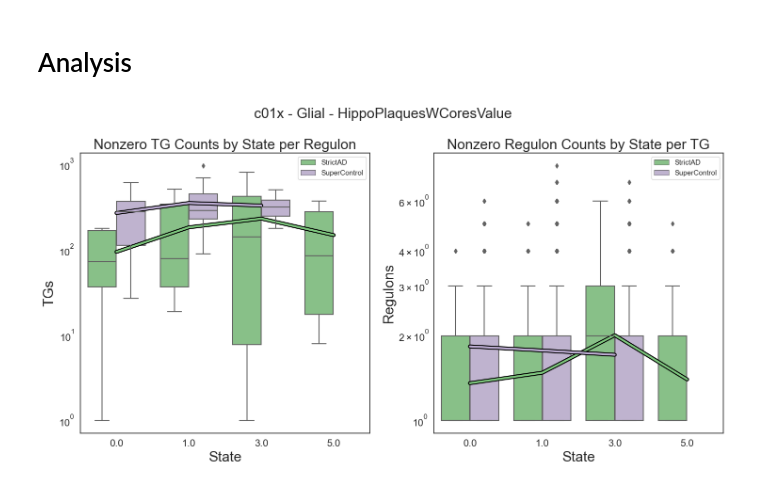
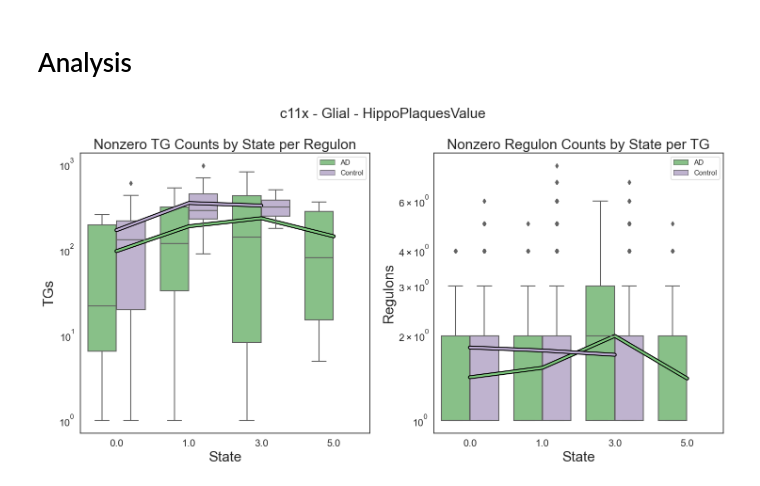
Before and after one commit to Oafish1/GNN-Plus, a Jupyter notebook: 1_analysis.ipynb, the cells around one changed output. Saved outputs shown, nothing was run; the diff lists cells and outputs as text; code cells hidden in the pictures.

Commit message:
Visualization changes

```diff
--- a/1_analysis.ipynb
+++ b/1_analysis.ipynb
@@ -248,28 +248,29 @@ value_dict = {
 other_entries = {
     'BRAAK_AD': ['0.0', '1.0', '2.0', '3.0', '4.0', '5.0', '6.0']
 }
+contrasts = pd.read_csv(data_folder + '../contrasts.csv', low_memory=False)
 contrast_titles = {
-    'c01x': ['StrictAD', 'SuperControl'],
-    'c02x': ['AD', 'Control'],
-    'c03x': ['AD', 'Control'],
-    'c06x': ['AD', 'SCZ'],
-    'c11x': ['AD', 'Control'],
-    'strict_vs_lenient': ['StrictAD', 'AD'],
+    'c01x': [s for s in np.unique(contrasts['c01x'].astype(str)) if s != 'nan'],
+    'c02x': [s for s in np.unique(contrasts['c02x'].astype(str)) if s != 'nan'],
+    'c03x': [s for s in np.unique(contrasts['c03x'].astype(str)) if s != 'nan'],
+    'c06x': [s for s in np.unique(contrasts['c06x'].astype(str)) if s != 'nan'],
+    'c11x': [s for s in np.unique(contrasts['c11x'].astype(str)) if s != 'nan'],
 }
 value_dict.update(other_entries)
 value_dict.update(contrast_titles)
+# for k in value_dict.keys():
+#     print(f'[\'{k}\'], ', end='')
 
 # Params
 cell_type = 'Glial'  # EN Endo Glial Immune IN Mural None
-stratify_feature = 'HippoPlaquesWCoresValue'
-feature = 'c01x'
+stratify_feature = 'HippoPlaquesValue'  # 'nps_PsychoAgiCurValue', 'nps_PsychoRetardCurValue', 'HippoPlaquesValue', 'BRAAK_AD'
+feature = 'c11x'
 # %%
 # Plot barplot and mean lines
 def counts_generator():
     for value in value_dict[feature]:
         edgelists = load_edgelists(
-            data_folder
-            + f'grn_{f"{cell_type}_" if cell_type is not None else ""}{stratify_feature}_',
+            data_folder + f'grn_{f"{cell_type}_" if cell_type is not None else ""}{stratify_feature}_',
             f'_{feature}_{value}.csv',
             possible_values=value_dict[stratify_feature])
         tf_counts, tg_counts = get_counts(edgelists)
@@ -284,31 +285,31 @@ def tg_counts_generator():
         yield tg_counts
 
 fig, axs = plt.subplots(1, 2, figsize=(15, 8))
 fig.suptitle(
     f'{feature} - '
     f'{f"{cell_type} - " if cell_type is not None else ""}'
     f'{feature_dict[stratify_feature] if stratify_feature in feature_dict else stratify_feature}'
 )
 plt.sca(axs[0])
 plot_count_averages(
     tf_counts_generator(),
     value_dict[feature],
     title='Nonzero TG Counts by State per Regulon',
     ylabel='TGs',
     possible_values=value_dict[stratify_feature],
 )
 plt.sca(axs[1])
 plot_count_averages(
     tg_counts_generator(),
     value_dict[feature],
     title='Nonzero Regulon Counts by State per TG',
     ylabel='Regulons',
     possible_values=value_dict[stratify_feature],
 )
 plt.tight_layout()
 plt.savefig(
     data_folder
     + '_'.join([i for i in [cell_type, stratify_feature, feature] if i])
     +'.svg', format='svg')
 # %% [output]
-[figure, old version]
+[figure, new version]
```
Also changed, not shown: parts of 1 cell of this notebook, 3 other files.
